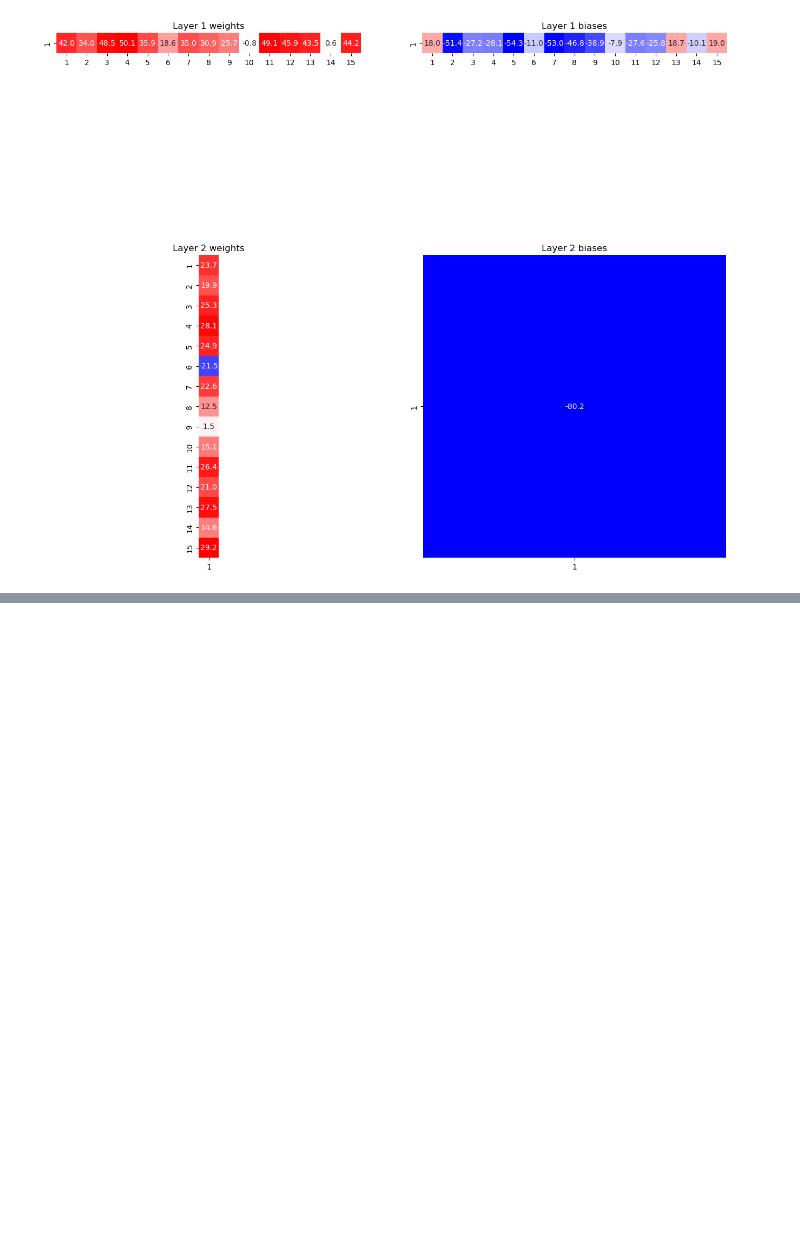
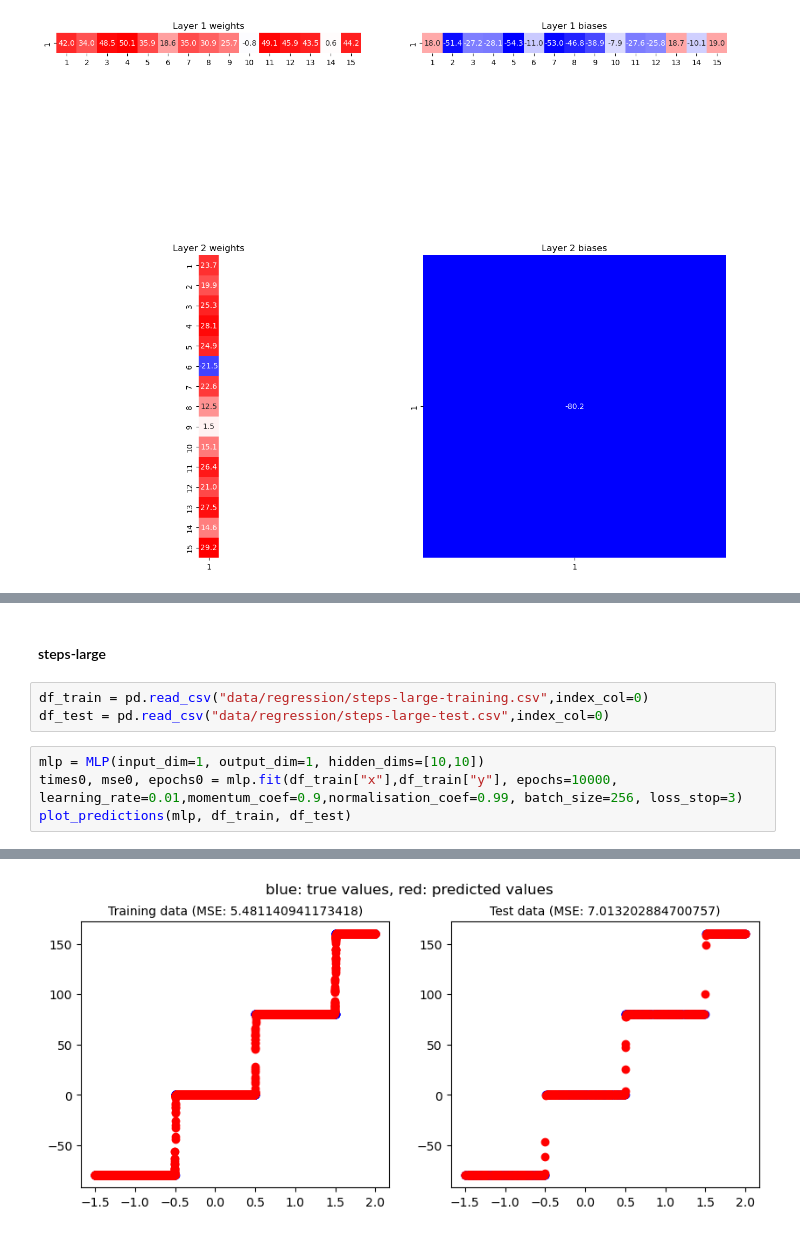
Before and after one commit to skowronskid/Computational-Analysis-Methods, a Jupyter notebook: NN/main.ipynb, the cells around one changed output, grey strips where cells are left out. Drawn from its saved outputs; the diff is of its cells as text; blank space fills up the shorter version.

```diff
--- a/NN/main.ipynb
+++ b/NN/main.ipynb
@@ -682,0 +499,10 @@ Epoch 50000/50000, Loss: 1.0265753133532383
+# %% [markdown]
+#### steps-large
+# %%
+df_train = pd.read_csv("data/regression/steps-large-training.csv",index_col=0)
+df_test = pd.read_csv("data/regression/steps-large-test.csv",index_col=0)
+# %%
+mlp = MLP(input_dim=1, output_dim=1, hidden_dims=[10,10])
+times0, mse0, epochs0 = mlp.fit(df_train["x"],df_train["y"], epochs=10000, learning_rate=0.01,momentum_coef=0.9,normalisation_coef=0.99, batch_size=256, loss_stop=3)
+plot_predictions(mlp, df_train, df_test)
+# %% [output]
@@ -682,0 +510 @@ Epoch 50000/50000, Loss: 1.0265753133532383
+[figure, added]
```
Also changed, not shown: parts of 20 cells of this notebook, 1 other file.
